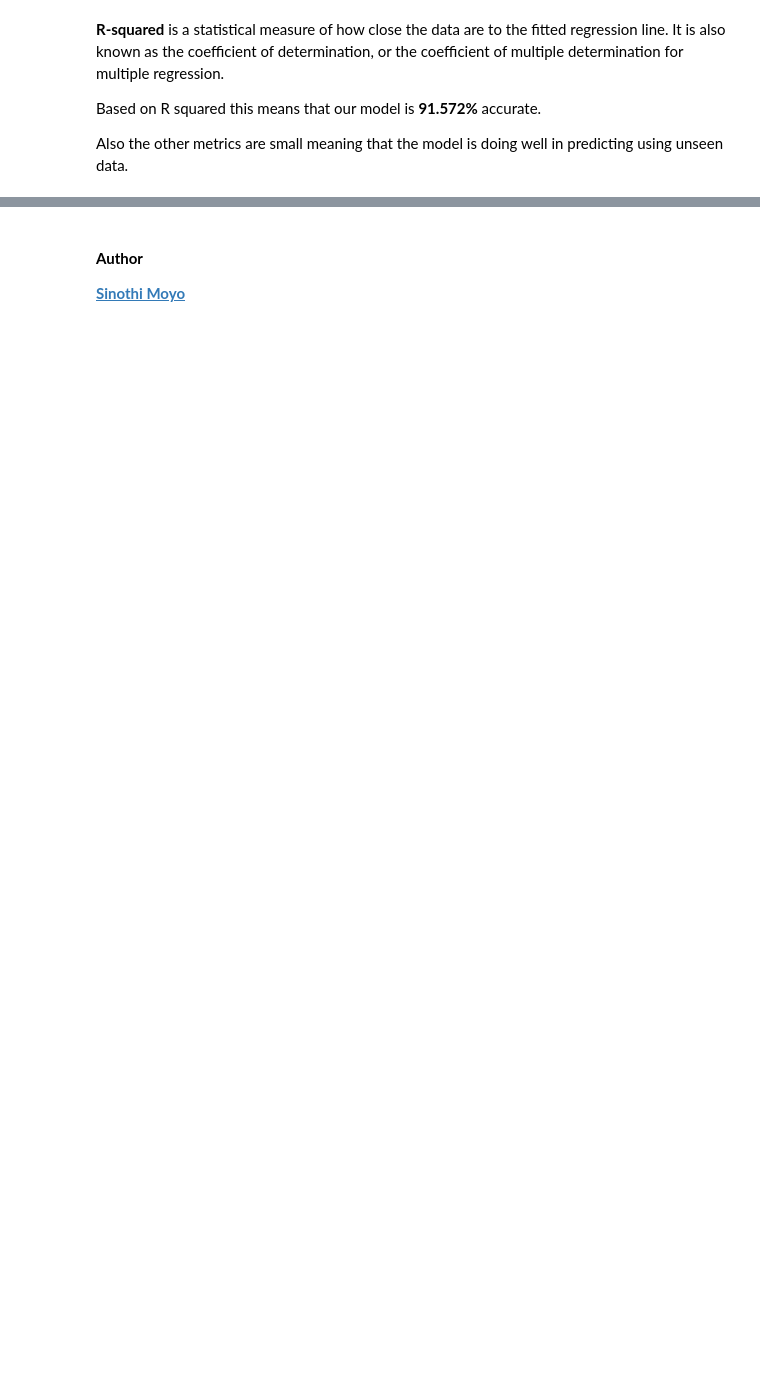
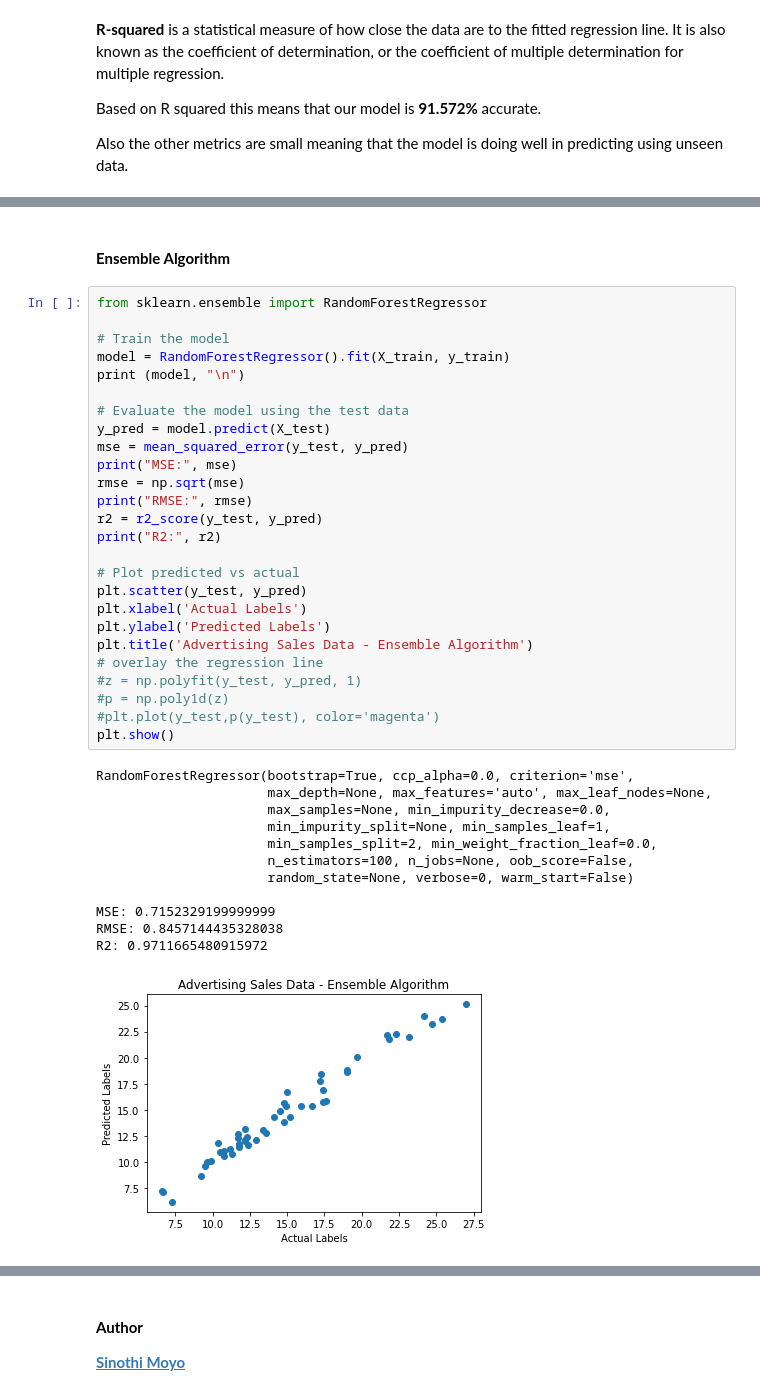
Before and after one commit to phyllsmoyo/Project_01_ML_Linear_Regression, a Jupyter notebook: Project_Advertising_Sales.ipynb, the cells around one changed output, grey strips where cells are left out. Cells and saved outputs as stored; diff of their text form; blank space fills up the shorter version.

```diff
--- a/Project_Advertising_Sales.ipynb
+++ b/Project_Advertising_Sales.ipynb
@@ -182,0 +313,41 @@ Also the other metrics are small meaning that the model is doing well in predict
+# %% [markdown]
+#### **Ensemble Algorithm**
+# %%
+from sklearn.ensemble import RandomForestRegressor
+
+# Train the model
+model = RandomForestRegressor().fit(X_train, y_train)
+print (model, "\n")
+
+# Evaluate the model using the test data
+y_pred = model.predict(X_test)
+mse = mean_squared_error(y_test, y_pred)
+print("MSE:", mse)
+rmse = np.sqrt(mse)
+print("RMSE:", rmse)
+r2 = r2_score(y_test, y_pred)
+print("R2:", r2)
+
+# Plot predicted vs actual
+plt.scatter(y_test, y_pred)
+plt.xlabel('Actual Labels')
+plt.ylabel('Predicted Labels')
+plt.title('Advertising Sales Data - Ensemble Algorithm')
+# overlay the regression line
+#z = np.polyfit(y_test, y_pred, 1)
+#p = np.poly1d(z)
+#plt.plot(y_test,p(y_test), color='magenta')
+plt.show()
+# %% [output]
+RandomForestRegressor(bootstrap=True, ccp_alpha=0.0, criterion='mse',
+                      max_depth=None, max_features='auto', max_leaf_nodes=None,
+                      max_samples=None, min_impurity_decrease=0.0,
+                      min_impurity_split=None, min_samples_leaf=1,
+                      min_samples_split=2, min_weight_fraction_leaf=0.0,
+                      n_estimators=100, n_jobs=None, oob_score=False,
+                      random_state=None, verbose=0, warm_start=False)
+
+MSE: 0.7152329199999999
+RMSE: 0.8457144435328038
+R2: 0.9711665480915972
+[figure, added]
```
Also changed, not shown: parts of 16 cells of this notebook.
